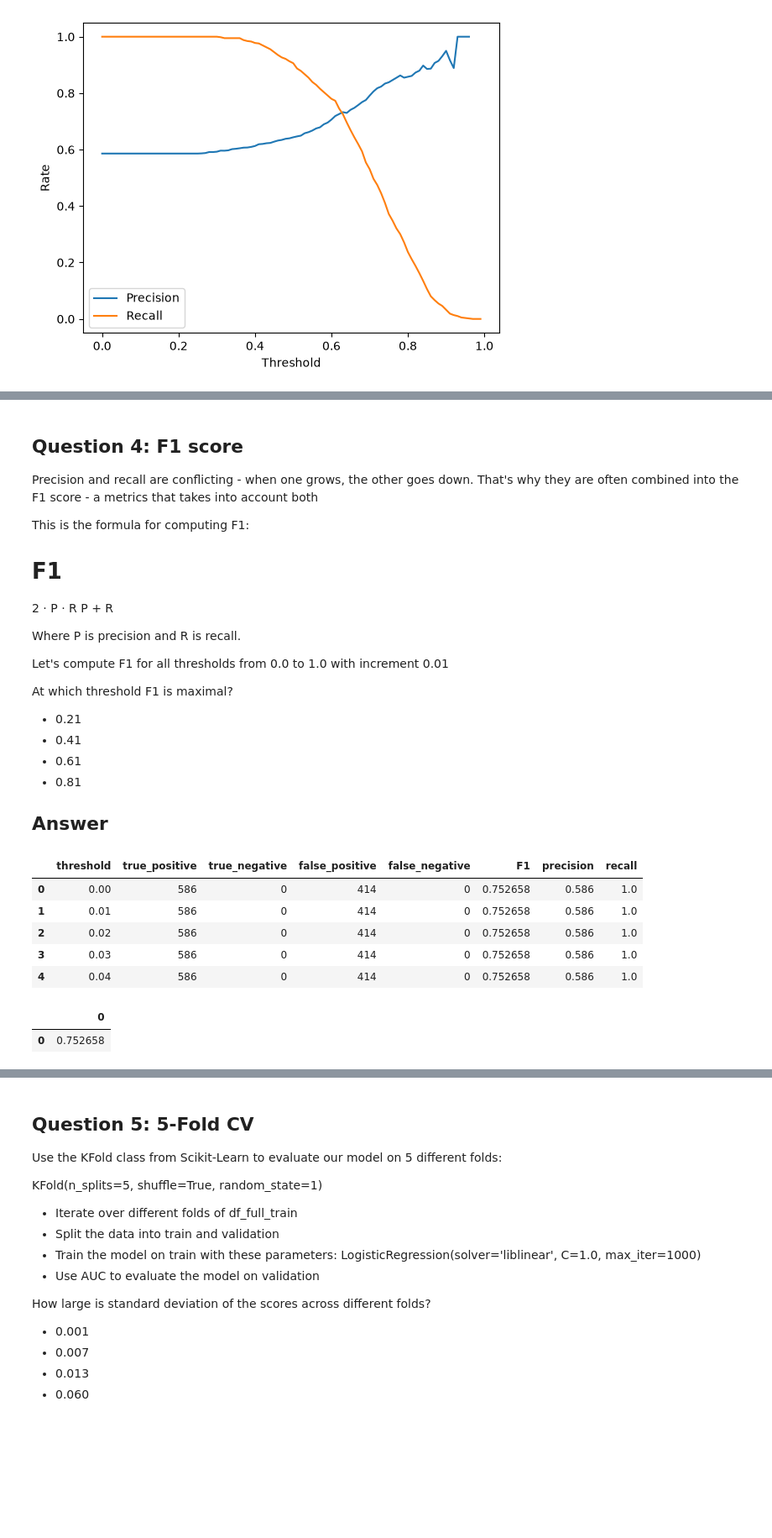
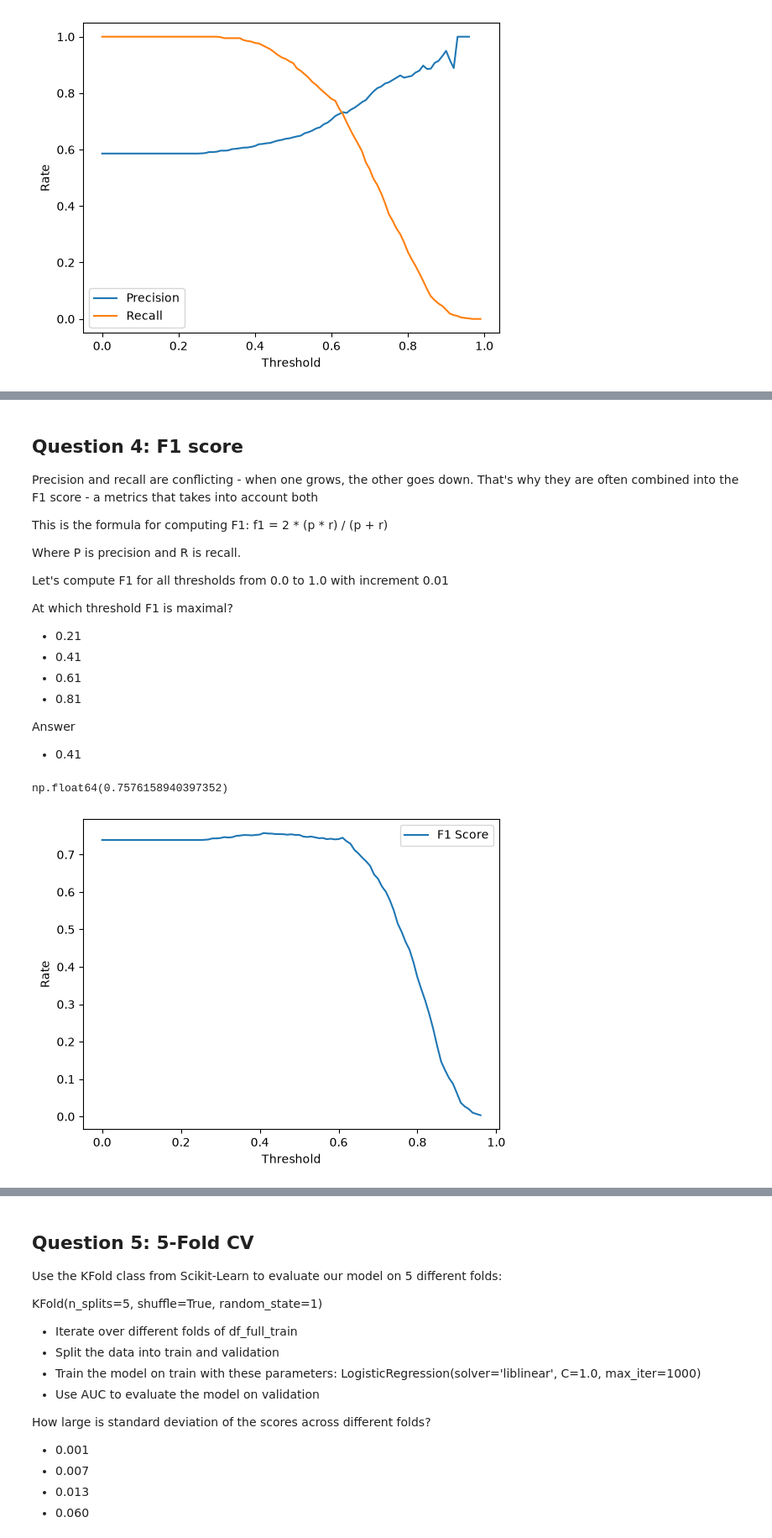
Before and after one commit to Gachaupatrick/ml_zoomcamp, a Jupyter notebook: 2026/homework_wk4.ipynb, the cells around one changed output, grey strips where cells are left out. Shown at 84% size. Drawn from its saved outputs; the diff is of its cells as text; code cells hidden in the pictures; blank space fills up the shorter version.

Commit message:
f1 score

```diff
--- a/2026/homework_wk4.ipynb
+++ b/2026/homework_wk4.ipynb
@@ -271,17 +280,7 @@ plt.show()
 Precision and recall are conflicting - when one grows, the other goes down. That's why they are often combined into the F1 score - a metrics that takes into account both
 
 This is the formula for computing F1:
-
-F1
-=
-2
-⋅
-P
-⋅
-R
-P
-+
-R
+ f1 = 2 * (p * r) / (p + r)
 
 Where
 P
@@ -299,19 +298,18 @@ At which threshold F1 is maximal?
 - 0.81
 
 Answer
--
+- 0.41
+# %%
+df_scores['f1'] = 2 * (df_scores.precision * df_scores.recall) / (df_scores.precision + df_scores.recall)
 # %%
-df_scores.head()
+df_scores['f1'].max()
 # %% [output]
-|  | threshold | true_positive | true_negative | false_positive | false_negative | F1 | precision | recall |
-| 0 | 0.00 | 586 | 0 | 414 | 0 | 0.752658 | 0.586 | 1.0 |
-| 1 | 0.01 | 586 | 0 | 414 | 0 | 0.752658 | 0.586 | 1.0 |
-| 2 | 0.02 | 586 | 0 | 414 | 0 | 0.752658 | 0.586 | 1.0 |
-| 3 | 0.03 | 586 | 0 | 414 | 0 | 0.752658 | 0.586 | 1.0 |
-| 4 | 0.04 | 586 | 0 | 414 | 0 | 0.752658 | 0.586 | 1.0 |
+np.float64(0.7576158940397352)
 # %%
-df_t = pd.DataFrame(scores)
-df_t.head()
+plt.plot(df_scores.threshold, df_scores.f1, label='F1 Score')
+plt.xlabel('Threshold')
+plt.ylabel('Rate')
+plt.legend()
+plt.show()
 # %% [output]
-|  | 0 |
-| 0 | 0.752658 |
+[figure, added]
```
Also changed, not shown: parts of 2 cells of this notebook.
